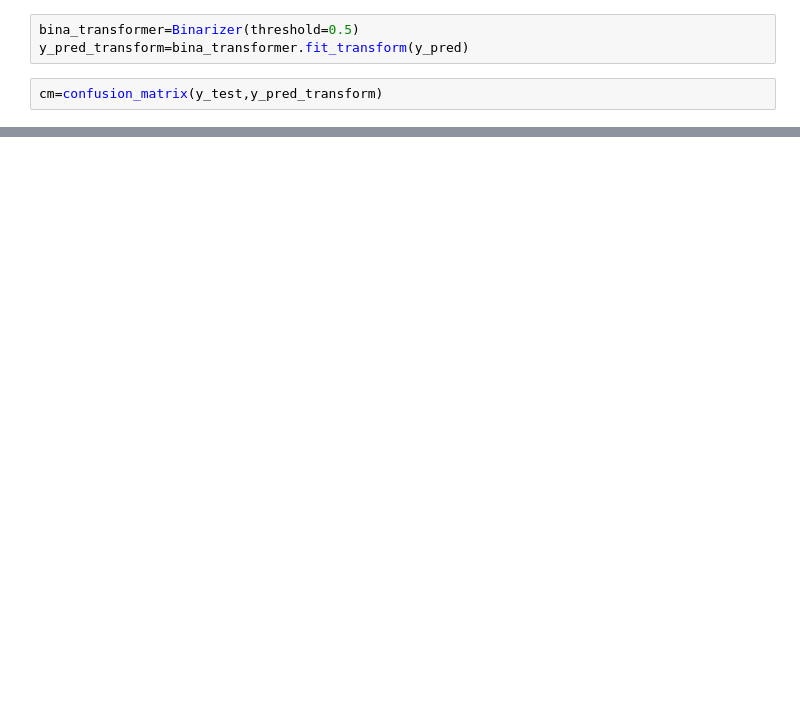
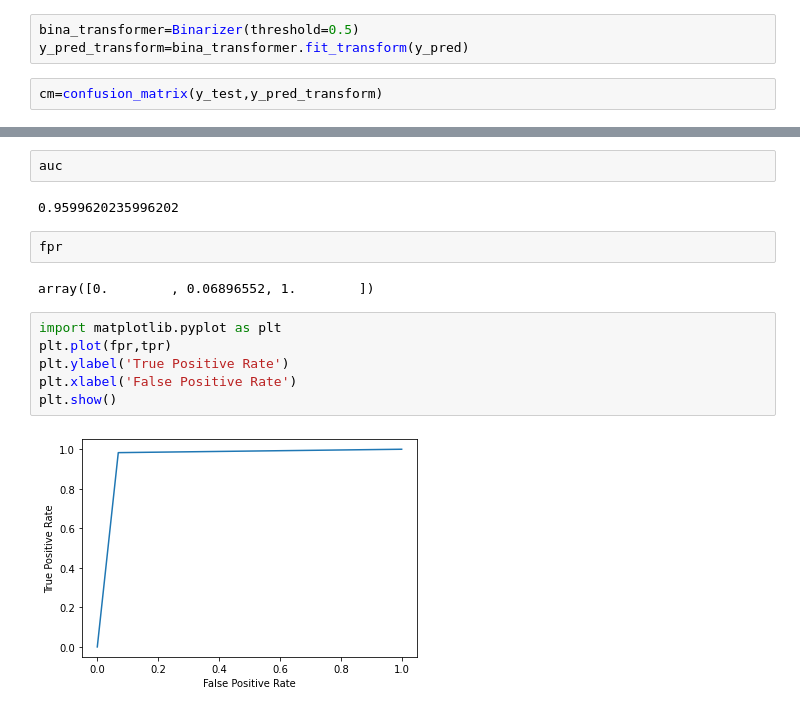
Before and after one commit to sipocz/pid_time_series, a Jupyter notebook: pid_NN_1.ipynb, the cells around one changed output, grey strips where cells are left out. Drawn from its saved outputs; the diff is of its cells as text; blank space fills up the shorter version.

```diff
--- a/pid_NN_1.ipynb
+++ b/pid_NN_1.ipynb
@@ -190,0 +245,16 @@ roc_display = RocCurveDisplay(fpr=fpr, tpr=tpr).plot()
+# %%
+auc
+# %% [output]
+0.9599620235996202
+# %%
+fpr
+# %% [output]
+array([0.        , 0.06896552, 1.        ])
+# %%
+import matplotlib.pyplot as plt
+plt.plot(fpr,tpr)
+plt.ylabel('True Positive Rate')
+plt.xlabel('False Positive Rate')
+plt.show()
+# %% [output]
+[figure, added]
```
Also changed, not shown: parts of 17 cells of this notebook.
